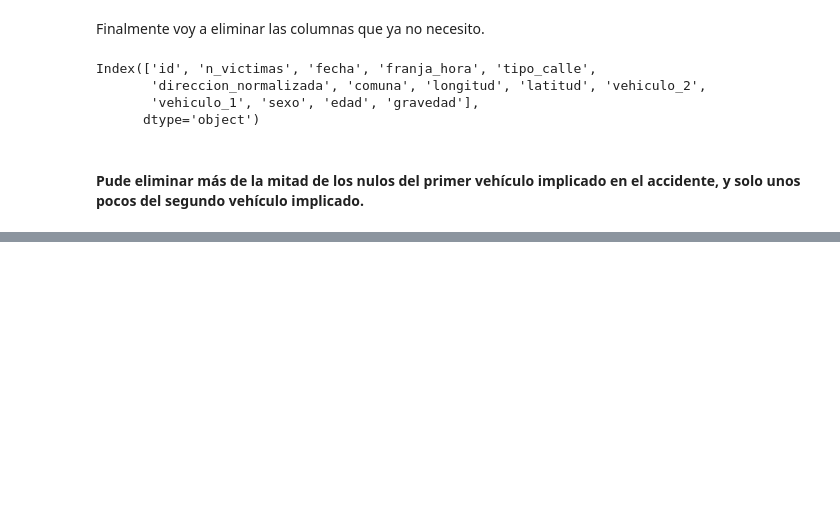
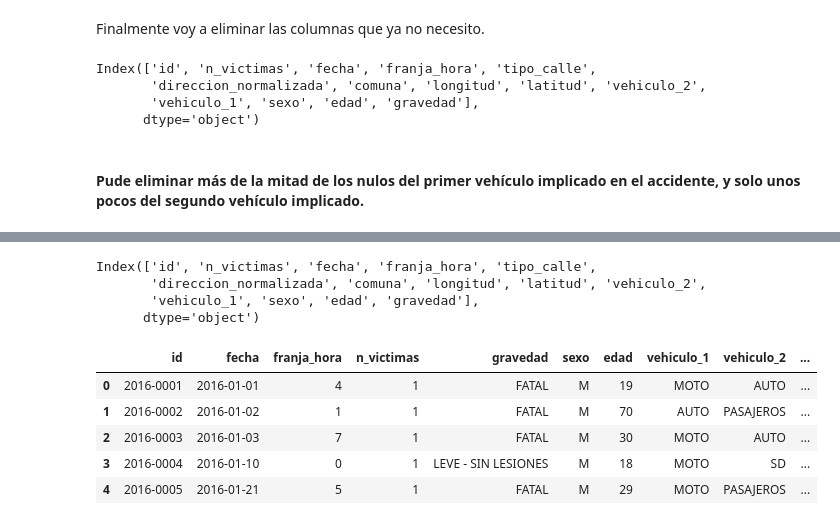
Before and after one commit to chelo1003/Henry_PI2_Accidentes, a Jupyter notebook: EDA/2_EDA_transformaciones.ipynb, the cells around one changed output, grey strips where cells are left out. Drawn from its saved outputs; the diff is of its cells as text; code cells hidden in the pictures; blank space fills up the shorter version.

```diff
--- a/EDA/2_EDA_transformaciones.ipynb
+++ b/EDA/2_EDA_transformaciones.ipynb
@@ -1151,0 +1369,4 @@ df_accidentes = pd.read_csv("accidentes_parcial.csv")
+# %%
+# Cargar el csv
+df = pd.read_csv("accidentes_2.csv")
+df.head()
@@ -1151,0 +1380,18 @@ df_accidentes = pd.read_csv("accidentes_parcial.csv")
+# %%
+df.columns
+# %% [output]
+Index(['id', 'n_victimas', 'fecha', 'franja_hora', 'tipo_calle',
+       'direccion_normalizada', 'comuna', 'longitud', 'latitud', 'vehiculo_2',
+       'vehiculo_1', 'sexo', 'edad', 'gravedad'],
+      dtype='object')
+# %%
+df = df[["id", "fecha", "franja_hora", "n_victimas", "gravedad", "sexo", "edad", "vehiculo_1", "vehiculo_2", "direccion_normalizada", "tipo_calle", "comuna", "latitud", "longitud"]]
+# %%
+df.head()
+# %% [output]
+|  | id | fecha | franja_hora | n_victimas | gravedad | sexo | edad | vehiculo_1 | vehiculo_2 | ... |
+| 0 | 2016-0001 | 2016-01-01 | 4 | 1 | FATAL | M | 19 | MOTO | AUTO | ... |
+| 1 | 2016-0002 | 2016-01-02 | 1 | 1 | FATAL | M | 70 | AUTO | PASAJEROS | ... |
+| 2 | 2016-0003 | 2016-01-03 | 7 | 1 | FATAL | M | 30 | MOTO | AUTO | ... |
+| 3 | 2016-0004 | 2016-01-10 | 0 | 1 | LEVE - SIN LESIONES | M | 18 | MOTO | SD | ... |
+| 4 | 2016-0005 | 2016-01-21 | 5 | 1 | FATAL | M | 29 | MOTO | PASAJEROS | ... |
```
Also changed, not shown: parts of 44 cells of this notebook, 6 other files.
